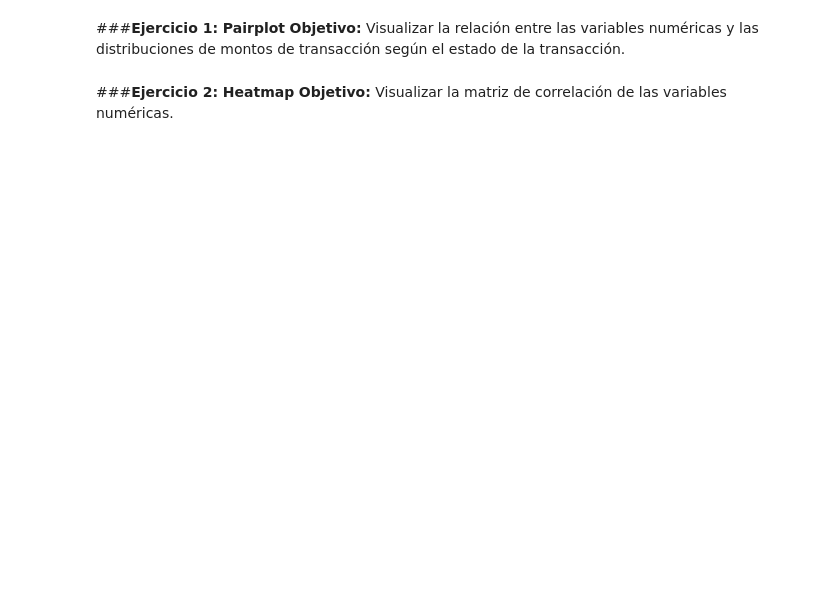
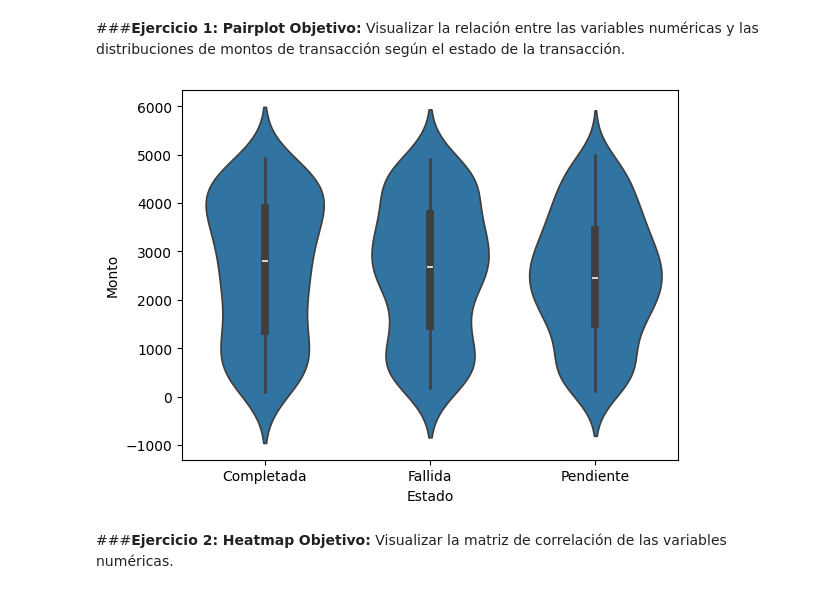
Before and after one commit to GustavoBD-Dev/AnalyticalModelsWithPythonCourse, a Jupyter notebook: 05_Seaborn.ipynb, the cells around one changed output. Cells and saved outputs as stored; diff of their text form; code cells hidden in the pictures; blank space fills up the shorter version.

```diff
--- a/05_Seaborn.ipynb
+++ b/05_Seaborn.ipynb
@@ -144,6 +144,15 @@ df.head()
 # %% [markdown]
 ###**Ejercicio 1: Pairplot**
 **Objetivo:** Visualizar la relación entre las variables numéricas y las distribuciones de montos de transacción según el estado de la transacción.
+# %%
+import matplotlib.pyplot as plt
+import seaborn as sns
+
+#sns.pairplot(df, x_vars='Estado', y_vars='Monto', hue='Estado')
+sns.violinplot(x='Estado', y='Monto', data=df)
+plt.show()
+# %% [output]
+[figure, added]
 # %% [markdown]
 ###**Ejercicio 2: Heatmap**
 **Objetivo:** Visualizar la matriz de correlación de las variables numéricas.
```
Also changed, not shown: parts of 10 cells of this notebook.
